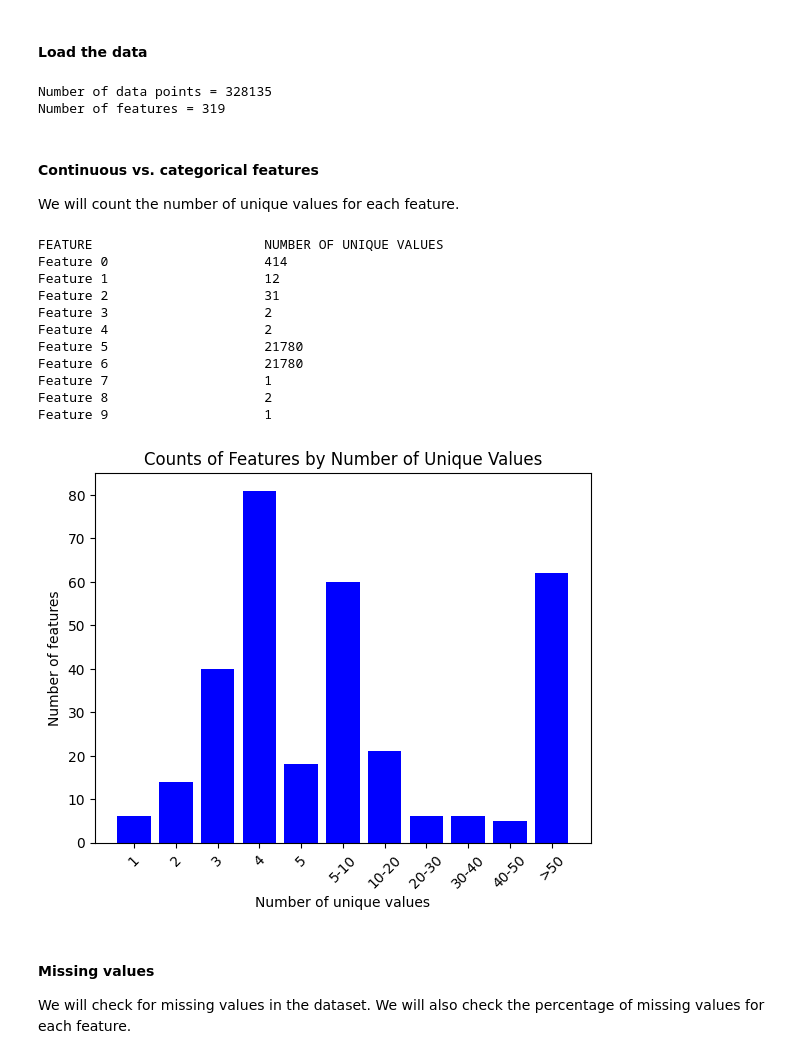
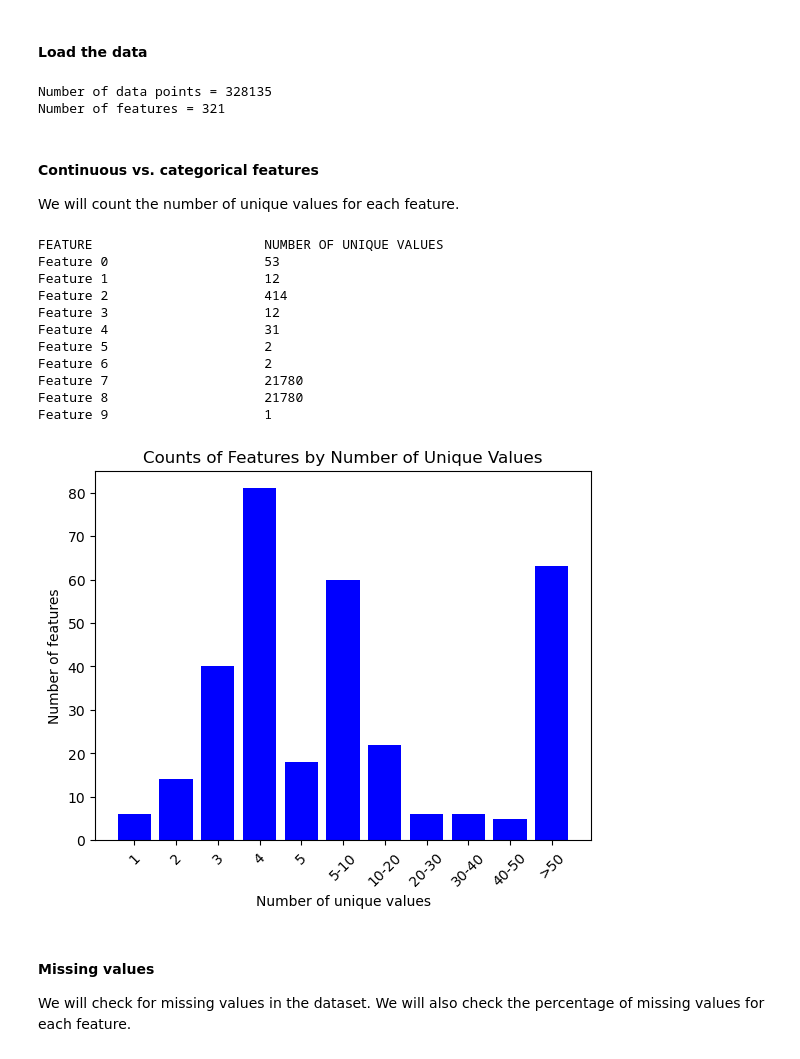
Before and after one commit to ilievanadezhda/CS-433-MICHD, a Jupyter notebook: notebooks/EDA.ipynb, the cells around one changed output. Saved outputs shown, nothing was run; the diff lists cells and outputs as text; code cells hidden in the pictures.

Commit message:
Added preprocessing and a new graph in EDA

```diff
--- a/notebooks/EDA.ipynb
+++ b/notebooks/EDA.ipynb
@@ -16,13 +19,13 @@ import helpers as hlp
 # %% [markdown]
 #### Load the data
 # %%
-class_labels, features, ids = hlp.load_csv_data("../data/")
+features, _, class_labels, ids, _ = load_csv_data("../../data")
 # %%
 print("Number of data points =", features.shape[0])
 print("Number of features =", features.shape[1])
 # %% [output]
 Number of data points = 328135
-Number of features = 319
+Number of features = 321
 # %% [markdown]
 #### Continuous vs. categorical features
 
@@ -43,42 +46,54 @@ for key, value in list(feature_unique_els.items())[:10]:
     print("Feature {:<20} {:<50}".format(key, value))
 # %% [output]
 FEATURE                      NUMBER OF UNIQUE VALUES
-Feature 0                    414
+Feature 0                    53
 Feature 1                    12
-Feature 2                    31
-Feature 3                    2
-Feature 4                    2
-Feature 5                    21780
-Feature 6                    21780
-Feature 7                    1
-Feature 8                    2
+Feature 2                    414
+Feature 3                    12
+Feature 4                    31
+Feature 5                    2
+Feature 6                    2
+Feature 7                    21780
+Feature 8                    21780
 Feature 9                    1
 # %%
 data = np.array(list(feature_unique_els.values()))
 # define the intervals
-intervals = [1, 2, 3, 4, 5, [5, 10], [10, 20], [20, 30], [30, 40], [40, 50], [50, np.max(data)]]
+intervals = [
+    1,
+    2,
+    3,
+    4,
+    5,
+    [5, 10],
+    [10, 20],
+    [20, 30],
+    [30, 40],
+    [40, 50],
+    [50, np.max(data)],
+]
 # initialize a dictionary to store the counts
 counts = {}
 # count elements in the intervals
 for i, interval in enumerate(intervals):
     if isinstance(interval, int):
-        counts[f'{interval}'] = np.sum(data == interval)
+        counts[f"{interval}"] = np.sum(data == interval)
     elif isinstance(interval, list):
         lower, upper = interval
         if lower != 50:
-            counts[f'{lower}-{upper}'] = np.sum((data > lower) & (data <= upper))
+            counts[f"{lower}-{upper}"] = np.sum((data > lower) & (data <= upper))
         else:
-            counts[f'>50'] = np.sum((data > lower) & (data <= upper))
+            counts[f">50"] = np.sum((data > lower) & (data <= upper))
 
 # plot the counts
-plt.bar(counts.keys(), counts.values(), color='blue')
-plt.xlabel('Number of unique values')
-plt.ylabel('Number of features')
-plt.title('Counts of Features by Number of Unique Values')
+plt.bar(counts.keys(), counts.values(), color="blue")
+plt.xlabel("Number of unique values")
+plt.ylabel("Number of features")
+plt.title("Counts of Features by Number of Unique Values")
 plt.xticks(rotation=45)
 plt.show()
 # %% [output]
-[figure, old version]
+[figure, new version]
 # %% [markdown]
 #### Missing values
 
```
Also changed, not shown: parts of 10 cells of this notebook, 1 other file.
